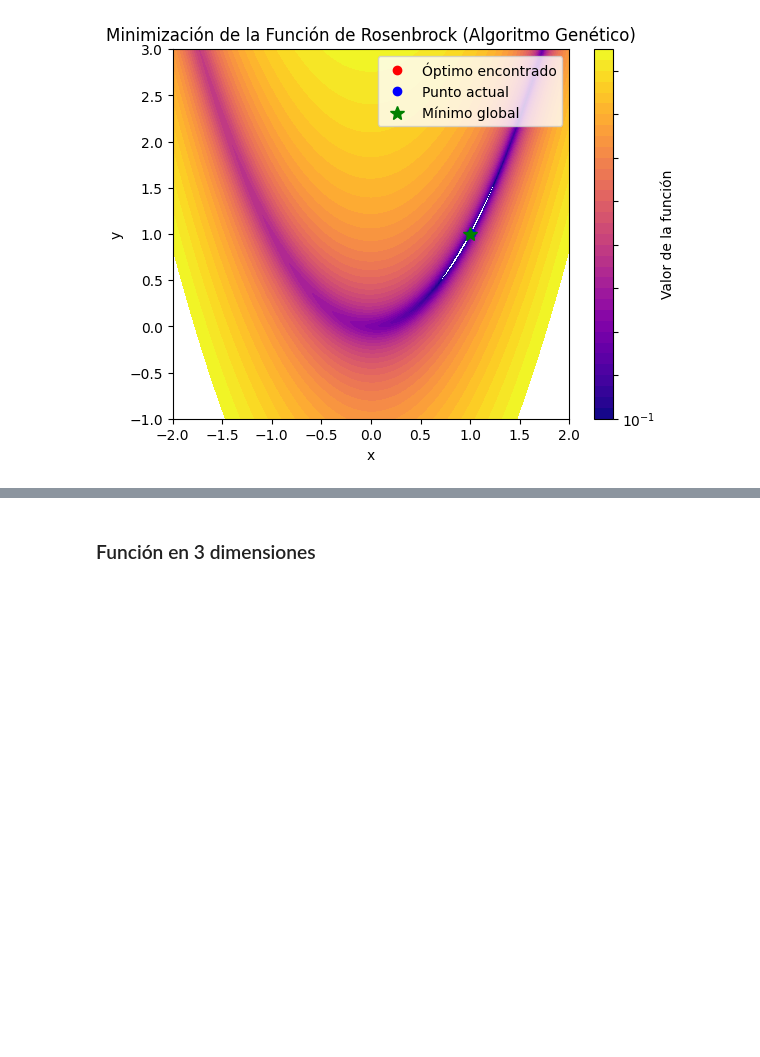
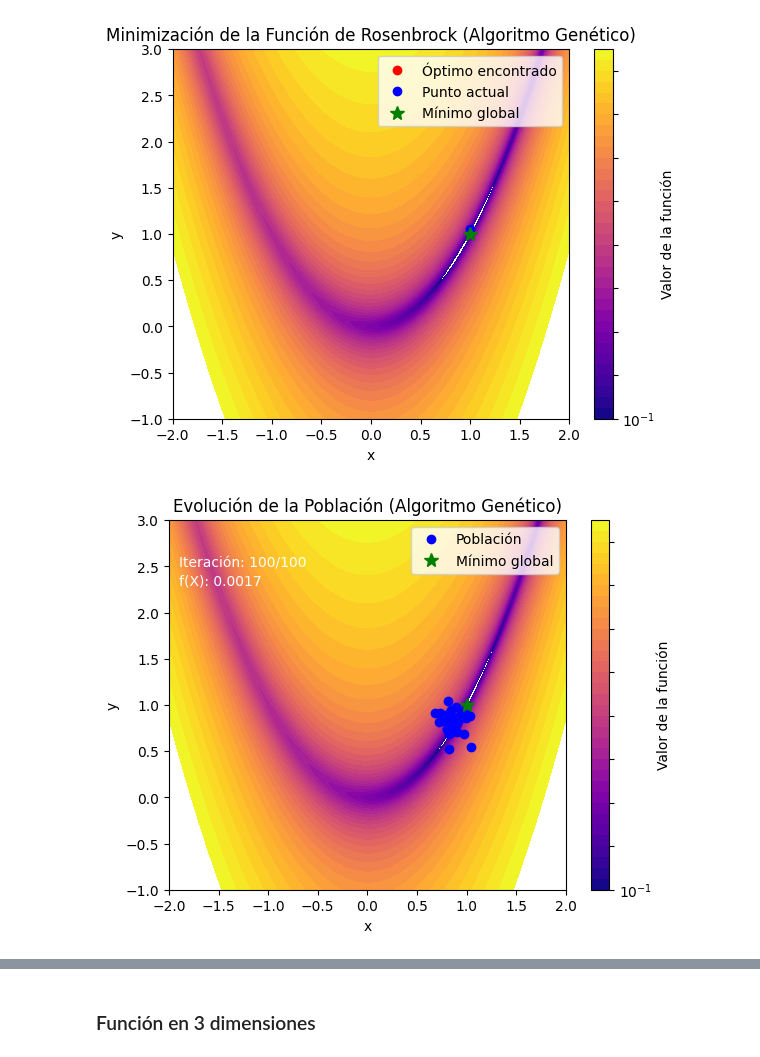
Before and after one commit to brokie636/Primer-trabajo-rnyabi, a Jupyter notebook: Punto1.ipynb, the cells around one changed output, grey strips where cells are left out. Cells and saved outputs as stored; diff of their text form; code cells hidden in the pictures; blank space fills up the shorter version.

Commit message:
Fix: gifs and comments in rosenbrock function

```diff
--- a/Punto1.ipynb
+++ b/Punto1.ipynb
@@ -1164,3 +1201,89 @@ ani.save("evolucion_funcion_genetico.gif", writer=PillowWriter(fps=20))
 plt.show()
 # %% [output]
 [figure]
+# %%
+import numpy as np
+import matplotlib.pyplot as plt
+from matplotlib.colors import LogNorm
+from matplotlib.animation import FuncAnimation, PillowWriter
+np.random.seed(42)
+
+# Definición de la función de Rosenbrock en 2D
+def rosenbrock(x):
+    a, b = 1, 100
+    return (a - x[0])**2 + b * (x[1] - x[0]**2)**2
+
+# Algoritmo genético modificado
+def genetic_algorithm(func, dim, population_size, generations):
+    population = np.random.uniform(-2, 2, (population_size, dim))
+    history = []  # Almacenar todas las poblaciones
+
+    for generation in range(generations):
+        fitness = np.array([func(ind) for ind in population])
+        history.append(population.copy())  # Guardar la población actual
+
+        # Selección: los mejores sobreviven
+        selected = population[np.argsort(fitness)[:population_size // 2]]
+
+        # Reproducción
+        offspring = []
+        for _ in range(population_size // 2):
+            parent1, parent2 = selected[np.random.choice(len(selected), 2, replace=False)]
+            child = (parent1 + parent2) / 2 + np.random.normal(0, 0.1, dim)
+            offspring.append(child)
+
+        # Nueva población: sobrevivientes + descendencia
+        population = np.vstack((selected, offspring))
+
+    return history
+
+# Ejecutar el algoritmo genético
+puntos_iteracion = genetic_algorithm(rosenbrock, dim=2, population_size=50, generations=100)
+
+# Visualización de la función de Rosenbrock
+x = np.linspace(-2, 2, 400)
+y = np.linspace(-1, 3, 400)
+X, Y = np.meshgrid(x, y)
+Z = (1 - X)**2 + 100 * (Y - X**2)**2
+
+fig, ax = plt.subplots()
+contour = ax.contourf(X, Y, Z, levels=np.logspace(-1, 3, 35), cmap='plasma', norm=LogNorm())
+plt.colorbar(contour, label='Valor de la función')
+
+# Configuración inicial para animación
+poblacion_puntos, = ax.plot([], [], 'bo', label="Población")
+punto_optimo_global, = ax.plot(1, 1, 'g*', markersize=10, label="Mínimo global")
+ax.legend()
+ax.set_title("Evolución de la Población (Algoritmo Genético)")
+ax.set_xlabel("x")
+ax.set_ylabel("y")
+
+# Texto para mostrar la iteración y el valor de f(X)
+iteracion_text = ax.text(-1.9, 2.5, "", fontsize=10, color='white')
+f_x_text = ax.text(-1.9, 2.3, "", fontsize=10, color='white')
+
+# Función para actualizar cada cuadro de la animación
+def animate(i):
+    poblacion = puntos_iteracion[i]
+    poblacion_puntos.set_data(poblacion[:, 0], poblacion[:, 1])
+
+    # Calcular el valor de f(X) para la mejor solución de esta iteración
+    fitness = np.array([rosenbrock(ind) for ind in poblacion])
+    mejor_individuo = poblacion[np.argmin(fitness)]
+    f_x_optimo = np.min(fitness)
+
+    # Actualizar los textos de la iteración y el valor de f(X)
+    iteracion_text.set_text(f"Iteración: {i+1}/{len(puntos_iteracion)}")
+    f_x_text.set_text(f"f(X): {f_x_optimo:.4f}")
+
+    return poblacion_puntos, iteracion_text, f_x_text
+
+# Crear la animación
+ani = FuncAnimation(fig, animate, frames=len(puntos_iteracion), interval=100, blit=True, repeat=True)
+
+# Guardar como GIF
+ani.save("evolucion_poblacion_genetico.gif", writer=PillowWriter(fps=20))
+
+plt.show()
+# %% [output]
+[figure, added]
```
Also changed, not shown: parts of 24 cells of this notebook.
